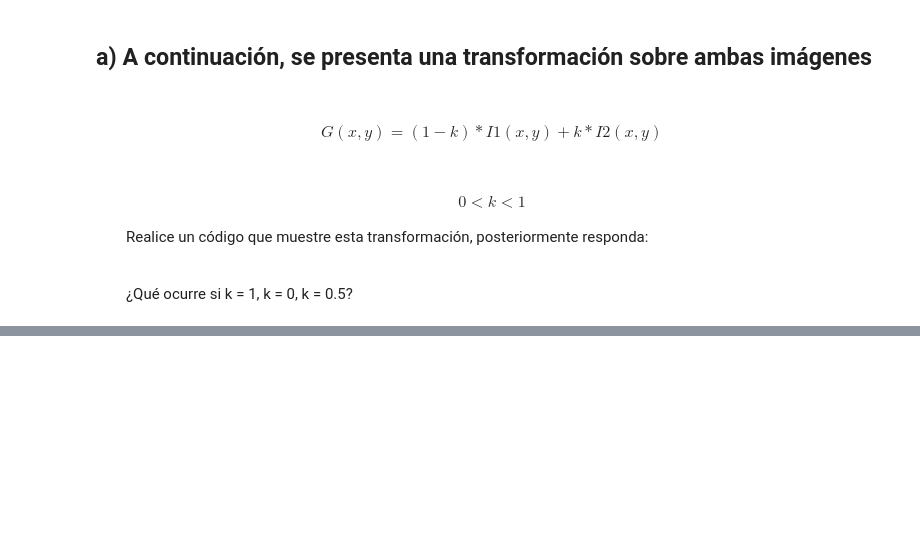
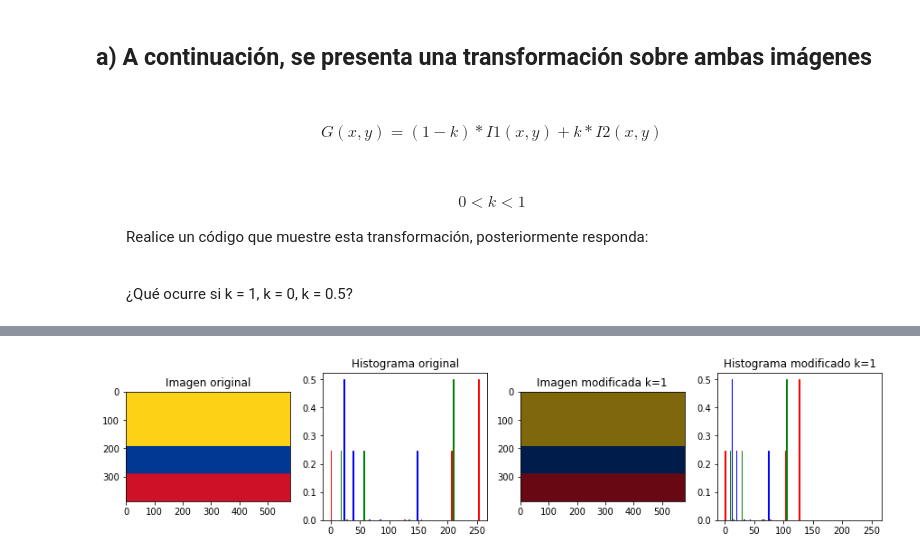
Before and after one commit to edcalderon/visionartifical, a Jupyter notebook: trabajo1/primeraEntregaVA (1).ipynb, the cells around one changed output, grey strips where cells are left out. Saved outputs shown, nothing was run; the diff lists cells and outputs as text; code cells hidden in the pictures; blank space fills up the shorter version.

```diff
--- a/trabajo1/primeraEntregaVA (1).ipynb
+++ b/trabajo1/primeraEntregaVA (1).ipynb
@@ -145,3 +145,90 @@ Text(0.5, 1.0, 'Imagen 2')
 <ul> Realice un código que muestre esta transformación, posteriormente responda: </ul>
 
 <ul> <br> ¿Qué ocurre si k = 1, k = 0, k = 0.5? </br> </ul>
+# %%
+#Se multiplican los valores de cada canal de las imagenes por (1-K) unidades, con 0 < K < 1
+#Para k =1
+
+k = 0.5
+p = (1-k)
+
+#Se crea la imagen copia
+img1_div = np.zeros(img1.shape, np.uint8)
+img2_div = np.zeros(img2.shape, np.uint8)
+
+#Se sustituyen los valores de cada canal de las copias por los valores modificados de la imagen original
+
+#se multiplca por (1-k) la imagen 1
+img1_div[:,:,0] = cv2.multiply(img1[:,:,0], p)
+img1_div[:,:,1] = cv2.multiply(img1[:,:,1], p)
+img1_div[:,:,2] = cv2.multiply(img1[:,:,2], p)
+
+
+#se multiplca por k la imagen 2
+img2_div[:,:,0] = cv2.multiply(img2[:,:,0], k)
+img2_div[:,:,1] = cv2.multiply(img2[:,:,1], k)
+img2_div[:,:,2] = cv2.multiply(img2[:,:,2], k)
+
+#hacerlas del mismo tamaño para poderlas sumar
+
+img2 = cv2.resize(img2, (img1.shape[1], img1.shape[0]))
+
+#Indicamos el parámetro a que indica la importancia de cada imagen
+
+
+#Mediante la T.Lineal, si a=1, tenemos la imagen 1 únicamente. Si a=0, obtenemos solo img2.
+# Si 0<a<1 tendremos combinaciones ponderadas de las imágenes entrada
+res = cv2.add(img2*k,img1*(1-k)).astype(np.uint8)
+
+
+#Se realiza el arreglo de 2x2 para mostrar imagen modificada vs histogramas
+fig, arreglo_plots = plt.subplots(1,4, figsize=(15, 3))
+colors = ('r','g','b')
+
+#Se le dan títulos a los cuadros, se imprimen la img 1 y su histograma
+arreglo_plots[0].set_title('Imagen original')
+arreglo_plots[0].imshow(img1, cmap="gray")
+arreglo_plots[1].set_title('Histograma original')
+for i,col in enumerate(colors):
+    img_array_i = img1[:,:,i].ravel()
+    arreglo_plots[1].hist(img_array_i,histtype='step', bins=255,
+                            range=(0.0, 255.0),normed=True, color=colors[i])
+
+arreglo_plots[2].set_title('Imagen modificada k=1')
+arreglo_plots[2].imshow(img1_div, cmap="gray")
+arreglo_plots[3].set_title('Histograma modificado k=1')
+for i,col in enumerate(colors):
+    img_array_i = img1_div[:,:,i].ravel()
+    arreglo_plots[3].hist(img_array_i,histtype='step', bins=255,
+                            range=(0.0, 255.0),normed=True, color=colors[i])
+
+fig,arreglo_plots2 = plt.subplots(1,4, figsize=(15, 3))
+
+#Se le dan títulos a los cuadros, se imprimen la img2 y su histograma
+arreglo_plots2[0].set_title('Imagen original')
+arreglo_plots2[0].imshow(img2, cmap="gray")
+arreglo_plots2[1].set_title('Histograma original')
+for i,col in enumerate(colors):
+    img_array_i = img2[:,:,i].ravel()
+    arreglo_plots2[1].hist(img_array_i,histtype='step', bins=255,
+                            range=(0.0, 255.0),normed=True, color=colors[i])
+
+arreglo_plots2[2].set_title('Imagen modificada k=1')
+arreglo_plots2[2].imshow(img2_div, cmap="gray")
+arreglo_plots2[3].set_title('Histograma modificado k=1')
+for i,col in enumerate(colors):
+    img_array_i = img2_div[:,:,i].ravel()
+    arreglo_plots2[3].hist(img_array_i,histtype='step', bins=255,
+                            range=(0.0, 255.0),normed=True, color=colors[i])
+
+fig,arreglo_plots3 = plt.subplots(1,2, figsize=(15, 3))
+
+#Se le dan títulos a los cuadros, se imprimen la suma y su histograma
+arreglo_plots3[0].set_title('Imagen suma')
+arreglo_plots3[0].imshow(res, cmap="gray")
+arreglo_plots3[1].set_title('Histograma suma')
+for i,col in enumerate(colors):
+    img_array_i = res[:,:,i].ravel()
+    arreglo_plots3[1].hist(img_array_i,histtype='step', bins=255,
+                            range=(0.0, 255.0),normed=True, color=colors[i])
+# %% [output]
@@ -147,0 +240 @@ Text(0.5, 1.0, 'Imagen 2')
+[figure, added]
```
Also changed, not shown: parts of 9 cells of this notebook.
